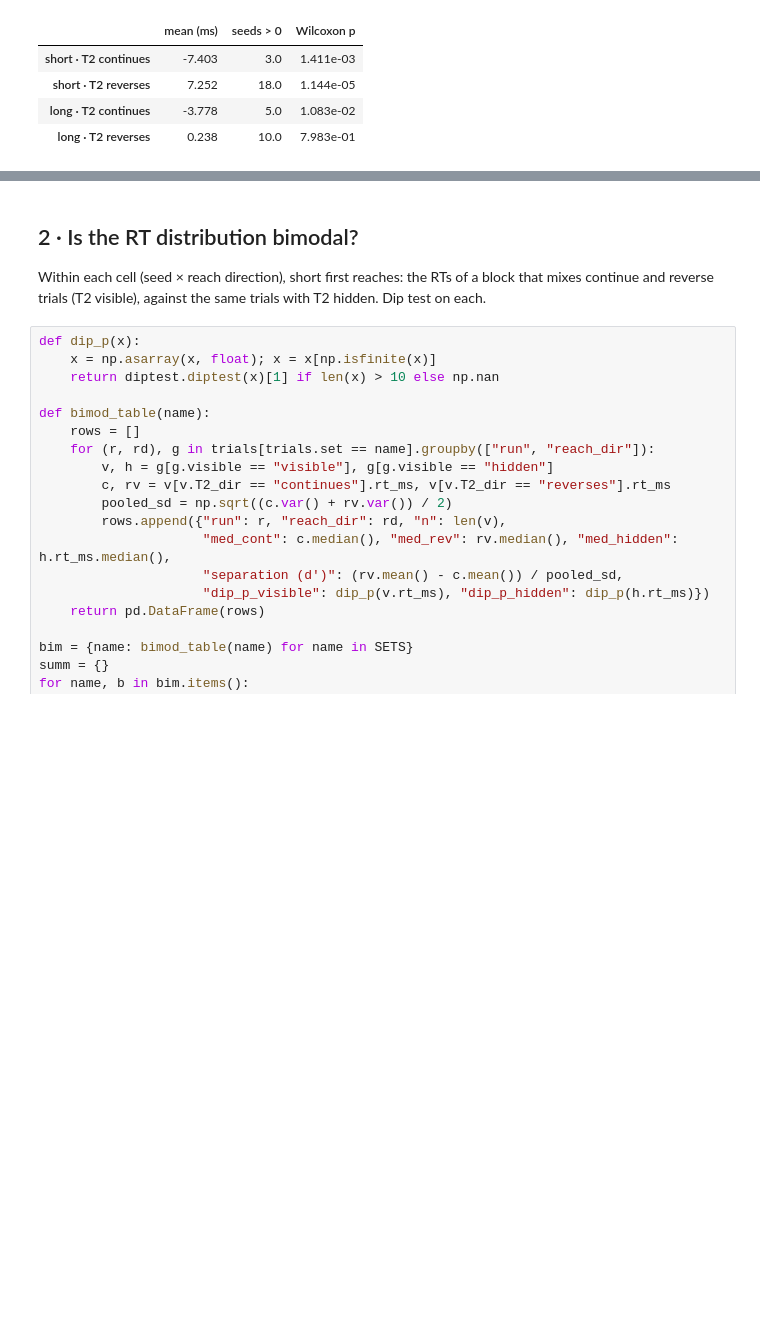
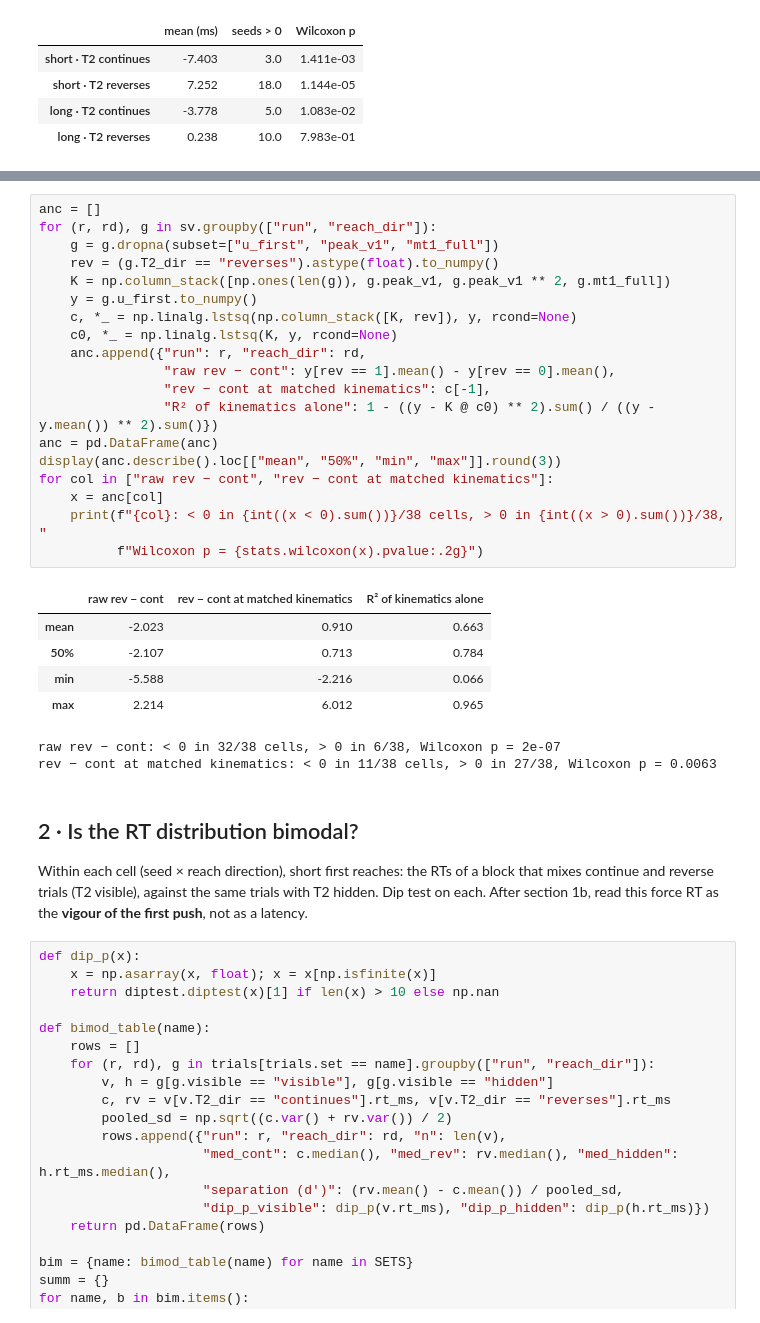
Before and after one commit to alighavam/SeqHorizon_basic, a Jupyter notebook: 1D/notebooks/experiments/08_rt_by_next_target_direction.ipynb, the cells around one changed output, grey strips where cells are left out. Cells and saved outputs as stored; diff of their text form; blank space fills up the shorter version.

```diff
--- a/1D/notebooks/experiments/08_rt_by_next_target_direction.ipynb
+++ b/1D/notebooks/experiments/08_rt_by_next_target_direction.ipynb
@@ -189,9 +282,37 @@ pd.DataFrame({f"{s} · T2 {d}": {"mean (ms)": tws.loc[s, d].mean(), "seeds > 0":
+# %%
+anc = []
+for (r, rd), g in sv.groupby(["run", "reach_dir"]):
+    g = g.dropna(subset=["u_first", "peak_v1", "mt1_full"])
+    rev = (g.T2_dir == "reverses").astype(float).to_numpy()
+    K = np.column_stack([np.ones(len(g)), g.peak_v1, g.peak_v1 ** 2, g.mt1_full])
+    y = g.u_first.to_numpy()
+    c, *_ = np.linalg.lstsq(np.column_stack([K, rev]), y, rcond=None)
+    c0, *_ = np.linalg.lstsq(K, y, rcond=None)
+    anc.append({"run": r, "reach_dir": rd,
+                "raw rev − cont": y[rev == 1].mean() - y[rev == 0].mean(),
+                "rev − cont at matched kinematics": c[-1],
+                "R² of kinematics alone": 1 - ((y - K @ c0) ** 2).sum() / ((y - y.mean()) ** 2).sum()})
+anc = pd.DataFrame(anc)
+display(anc.describe().loc[["mean", "50%", "min", "max"]].round(3))
+for col in ["raw rev − cont", "rev − cont at matched kinematics"]:
+    x = anc[col]
+    print(f"{col}: < 0 in {int((x < 0).sum())}/38 cells, > 0 in {int((x > 0).sum())}/38, "
+          f"Wilcoxon p = {stats.wilcoxon(x).pvalue:.2g}")
+# %% [output]
+|  | raw rev − cont | rev − cont at matched kinematics | R² of kinematics alone |
+| mean | -2.023 | 0.910 | 0.663 |
+| 50% | -2.107 | 0.713 | 0.784 |
+| min | -5.588 | -2.216 | 0.066 |
+| max | 2.214 | 6.012 | 0.965 |
+raw rev − cont: < 0 in 32/38 cells, > 0 in 6/38, Wilcoxon p = 2e-07
+rev − cont at matched kinematics: < 0 in 11/38 cells, > 0 in 27/38, Wilcoxon p = 0.0063
 # %% [markdown]
 ## 2 · Is the RT distribution bimodal?
 
 Within each cell (seed × reach direction), short first reaches: the RTs of a block that mixes
 continue and reverse trials (T2 visible), against the same trials with T2 hidden. Dip test
-on each.
+on each. After section 1b, read this force RT as the **vigour of the first push**, not as a
+latency.
 # %%
 def dip_p(x):
     x = np.asarray(x, float); x = x[np.isfinite(x)]
```
Also changed, not shown: parts of 6 cells of this notebook, 3 other files.
